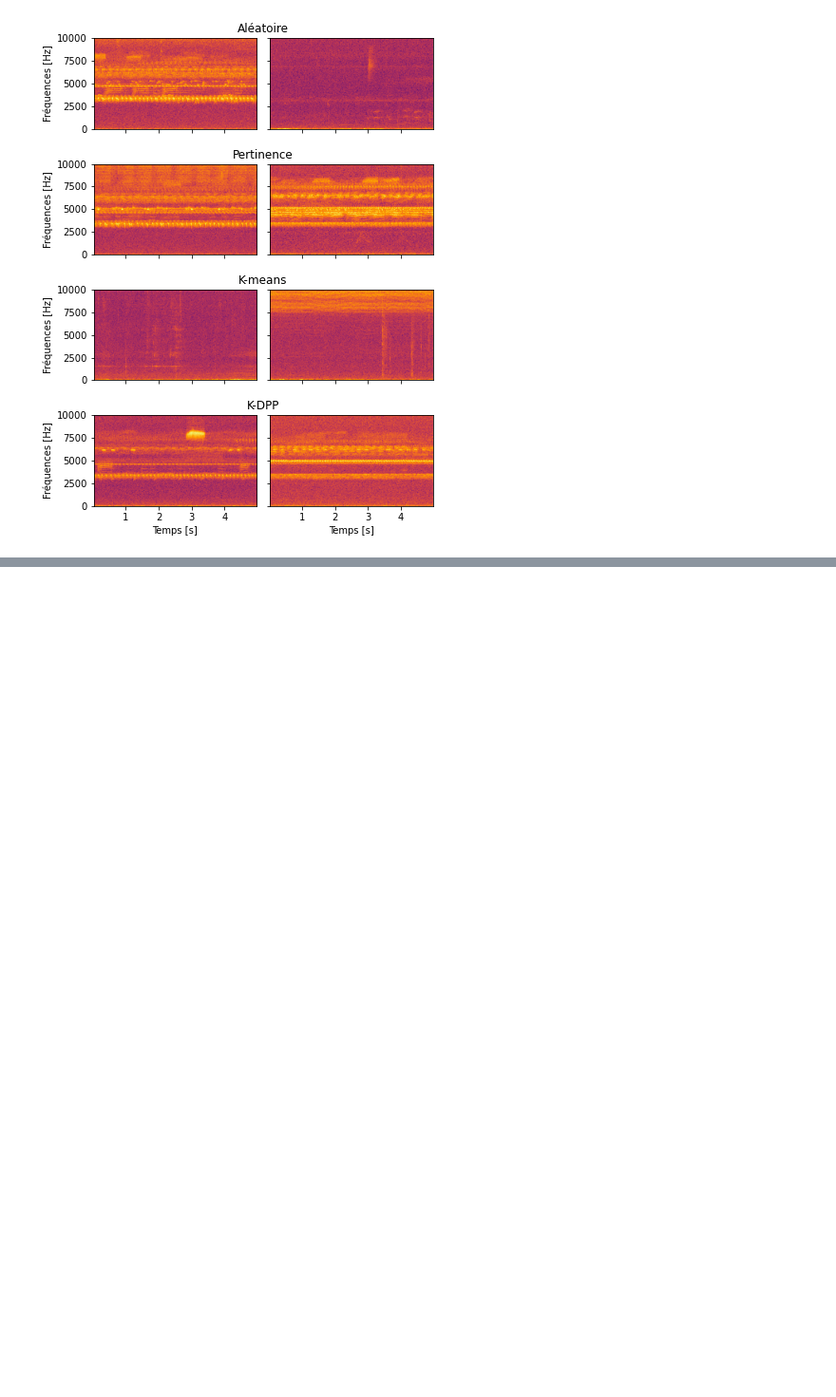
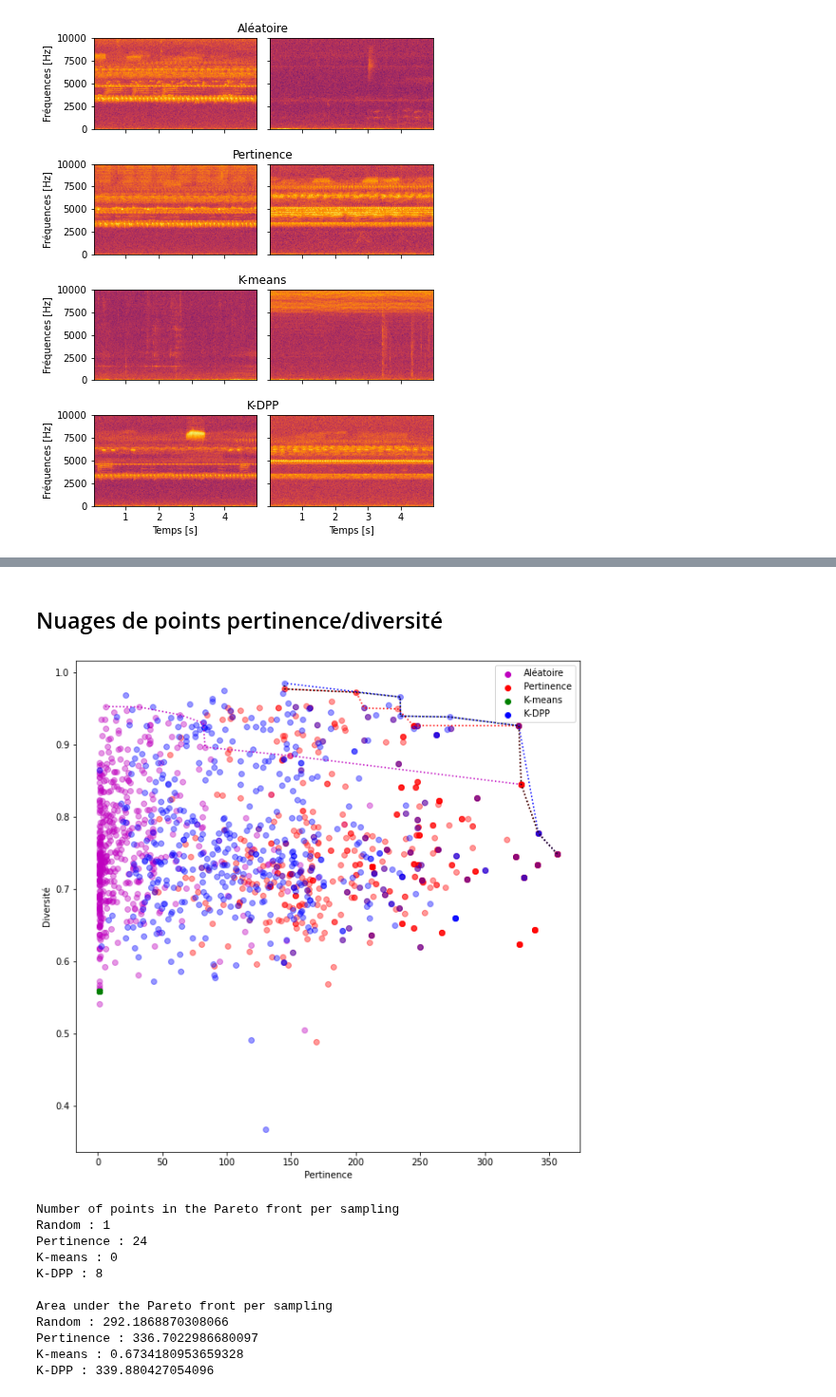
Before and after one commit to outidrarine/Detpop, a Jupyter notebook: FiguresPapier.ipynb, the cells around one changed output, grey strips where cells are left out. Shown at 95% size. Cells and saved outputs as stored; diff of their text form; code cells hidden in the pictures; blank space fills up the shorter version.

```diff
--- a/FiguresPapier.ipynb
+++ b/FiguresPapier.ipynb
@@ -62 +64,40 @@ displayDoubleOracle(sampling_names, nbSamplesList, nbSamplings, bird_search_mode
 <Figure size 720x360 with 0 Axes>
+# %% [markdown]
+## Nuages de points pertinence/diversité
+# %%
+from affichageDonnees import displaySamplingClouds
+
+nbSamples = 5
+nbSamplings = 500
+samplingNames = ["Random", "Pertinence", "K-means", "K-DPP"]
+color_list = ['m', 'r', 'g', 'b']
+descriptorName = 'scalogramStat4'
+J = 12
+Q = 3
+pertinenceFunction = 'inverse'
+displayPareto = True
+figSize = (10, 10)
+title = "Répartition des échantillonnages dans le plan pertinence/diversité"
+titleFontSize = 13
+titleFontWeight = 'normal'
+labelFontSize = 10
+labelFontWeight = 'normal'
+legendNames = ["Aléatoire", "Pertinence", "K-means", "K-DPP"]
+xLabel = "Pertinence"
+yLabel = "Diversité"
+
+
+displaySamplingClouds(samplingNames, nbSamples, nbSamplings, color_list, descriptorName, J, Q, pertinenceFunction, displayPareto, title, xLabel, yLabel, figSize, labelFontSize, labelFontWeight, titleFontSize, titleFontWeight, legendNames)
+# %% [output]
+[figure, added]
+Number of points in the Pareto front per sampling
+Random : 1
+Pertinence : 24
+K-means : 0
+K-DPP : 8
+
+Area under the Pareto front per sampling
+Random : 292.1868870308066
+Pertinence : 336.7022986680097
+K-means : 0.6734180953659328
+K-DPP : 339.880427054096
```
Also changed, not shown: parts of 2 cells of this notebook, 4 other files.
